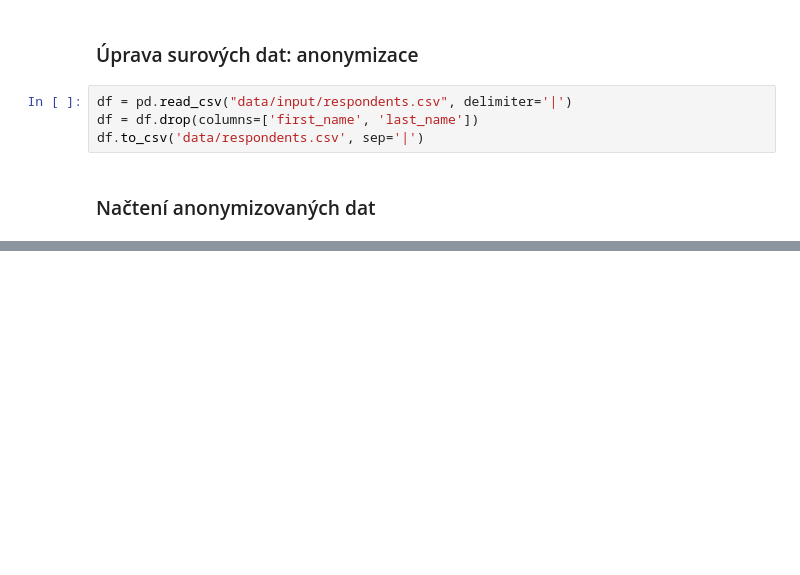
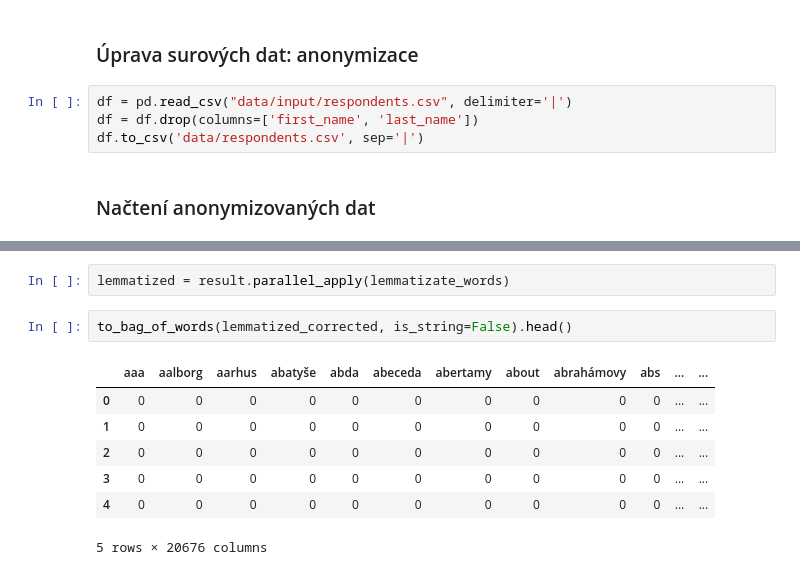
Before and after one commit to czech-radio/respondent-classify, a Jupyter notebook: processing.ipynb, the cells around one changed output, grey strips where cells are left out. Drawn from its saved outputs; the diff is of its cells as text; blank space fills up the shorter version.

```diff
--- a/processing.ipynb
+++ b/processing.ipynb
@@ -132,0 +269,12 @@ lemmatized_corrected = result_corrected.parallel_apply(lemmatizate_words)
+# %%
+lemmatized = result.parallel_apply(lemmatizate_words)
+# %%
+to_bag_of_words(lemmatized_corrected, is_string=False).head()
+# %% [output]
+|  | aaa | aalborg | aarhus | abatyše | abda | abeceda | abertamy | about | abrahámovy | abs | ... | ... |
+| 0 | 0 | 0 | 0 | 0 | 0 | 0 | 0 | 0 | 0 | 0 | ... | ... |
+| 1 | 0 | 0 | 0 | 0 | 0 | 0 | 0 | 0 | 0 | 0 | ... | ... |
+| 2 | 0 | 0 | 0 | 0 | 0 | 0 | 0 | 0 | 0 | 0 | ... | ... |
+| 3 | 0 | 0 | 0 | 0 | 0 | 0 | 0 | 0 | 0 | 0 | ... | ... |
+| 4 | 0 | 0 | 0 | 0 | 0 | 0 | 0 | 0 | 0 | 0 | ... | ... |
+5 rows × 20676 columns
```
Also changed, not shown: parts of 25 cells of this notebook, 1 other file.
